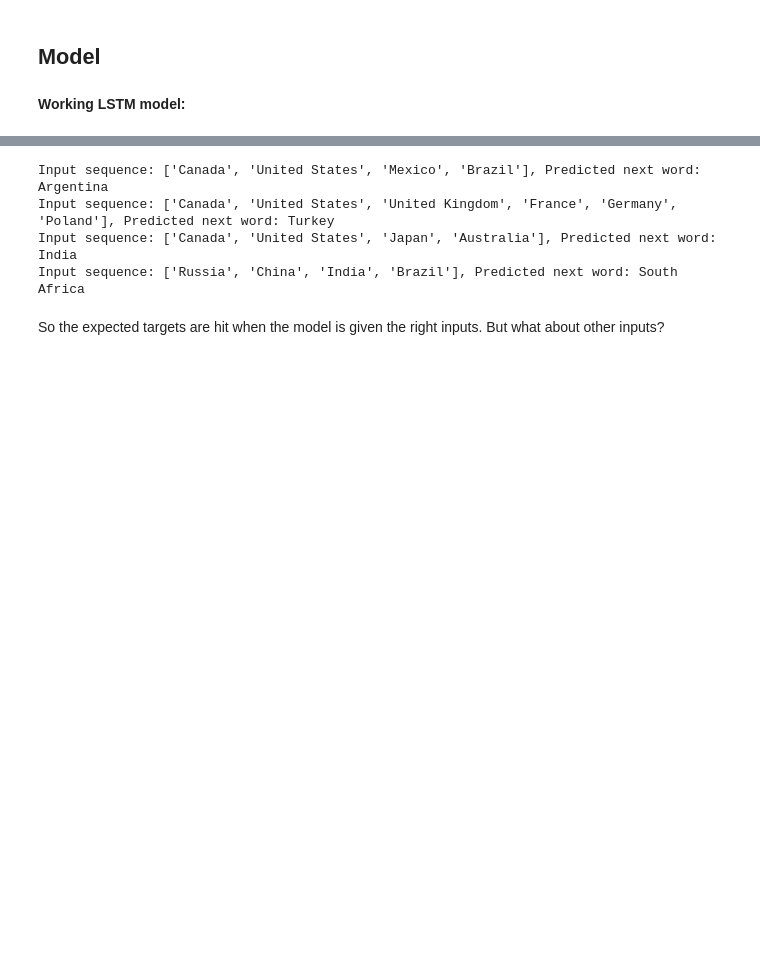
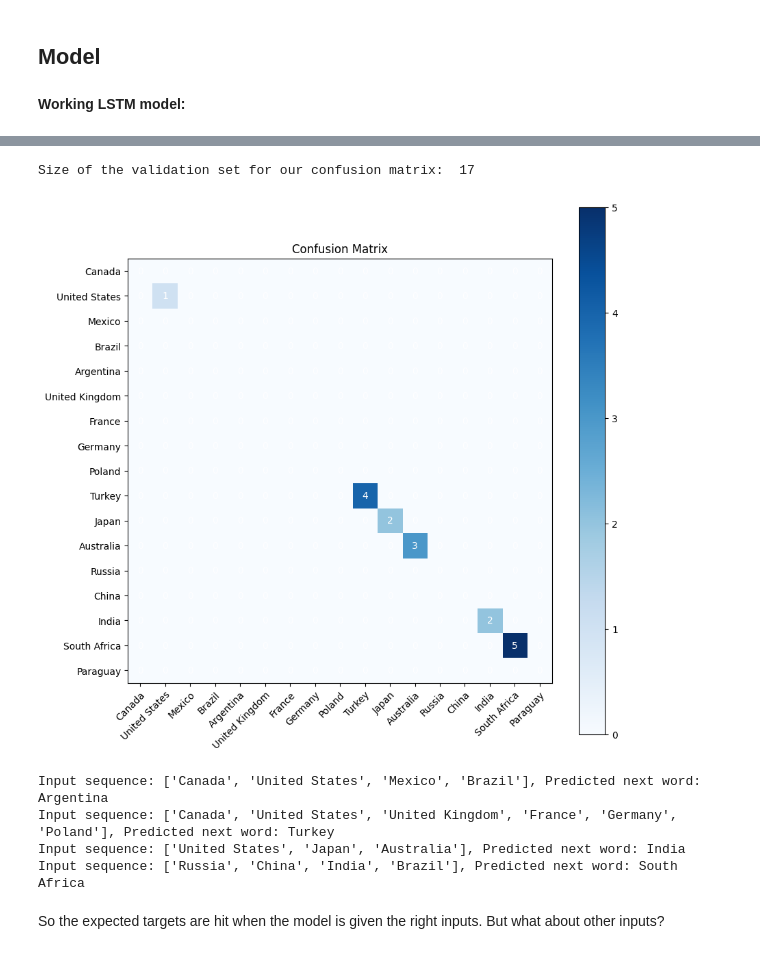
Before and after one commit to UMD-ARLIS/incubator-flagon-distill, a Jupyter notebook: prototype_1/Log Data Extraction Example.ipynb, the cells around one changed output, grey strips where cells are left out. Drawn from its saved outputs; the diff is of its cells as text; code cells hidden in the pictures; blank space fills up the shorter version.

```diff
--- a/prototype_1/Log Data Extraction Example.ipynb
+++ b/prototype_1/Log Data Extraction Example.ipynb
@@ -352,6 +353,8 @@ data_subsets = [data_tups[i:i+subset_size] for i in range(0, len(data_tups), sub
 
 best_loss = float(sys.maxsize)
 best_lstm = LSTM(input_size=len(vocab), hidden_size=17, output_size=len(vocab))
+best_val_fold = []
+best_train_fold = []
 # Train and validate model on each subset
 for fold in range(k):
     # Define the model
@@ -376,7 +379,7 @@ for fold in range(k):
             optimizer.step()
 
         if epoch % 100 == 0:
-            print(f"Fold {fold}, Epoch {epoch}, Training Loss: {loss.item()}")
+            print(f"Fold {fold+1}, Epoch {epoch}, Training Loss: {loss.item()}")
 
     # Evaluate the model on the validation data
     val_loss = 0
@@ -388,9 +391,14 @@ for fold in range(k):
             target_idx = torch.tensor([word2idx[t]], dtype=torch.long)
             loss = loss_fn(predicted_idx, target_idx)
             val_loss += loss.item()
+
     val_loss /= len(val_data)
     if val_loss < best_loss:
+        best_loss = val_loss
         best_lstm = lstm
+        best_val_fold = val_data
+        best_train_fold = train_data
+
     print(f"Fold {fold+1}, Validation Loss: {val_loss}")
     print()
 
@@ -416,13 +424,68 @@ Fold 5, Validation Loss: 0.006614103667104968
+# %%
+import torch
+
+best_lstm = torch.load('model.pth')
+
+print("Size of the validation set for our confusion matrix: ", len(best_val_fold))
+# %% [output]
+Size of the validation set for our confusion matrix:  17
+# %%
+# Create the confusion matrix
+from sklearn.metrics import confusion_matrix
+import numpy as np
+import matplotlib.pyplot as plt
+import numpy as np
+
+# Set the model to evaluation mode
+best_lstm.eval()
+
+# Create variables to store predictions and ground truth labels
+predictions = []
+labels = []
+# Loop through the test dataset and make predictions
+for i, t in best_val_fold:
+    output = best_lstm(i)
+    predicted_idx = torch.argmax(output[-1]).item()
+    predicted_label = idx2word[predicted_idx]
+    label = t
+    predictions.append(predicted_label)
+    labels.append(label)
+
+conf_mat = confusion_matrix(labels, predictions, labels=vocab)
+# Print the confusion matrix
+# print(np.array2string(conf_mat, separator=', '))
+
+fig, ax = plt.subplots(figsize=(10,10))
+im = ax.imshow(conf_mat, cmap='Blues')
+
+# Set ticks for x and y axis
+ax.set_xticks(np.arange(len(vocab)))
+ax.set_yticks(np.arange(len(vocab)))
+
+# Set labels for x and y axis
+ax.set_xticklabels(vocab)
+ax.set_yticklabels(vocab)
+
+# Rotate the x-axis labels for better readability
+plt.setp(ax.get_xticklabels(), rotation=45, ha="right", rotation_mode="anchor")
+
+# Loop over the data and create annotations for each cell
+for i in range(len(vocab)):
+    for j in range(len(vocab)):
+        text = ax.text(j, i, conf_mat[i, j], ha="center", va="center", color="w")
+
+# Set title and colorbar
+ax.set_title("Confusion Matrix")
+fig.colorbar(im)
+plt.show()
+# %% [output]
+[figure, added]
 # %%
-import torch
-
-best_lstm = torch.load('model.pth')
-
 # Test the model on a new input sequence
 # inputs = df['inputs'].tolist() # A list of inputs. Example: [['United States', 'Japan', 'Australia'], ['Canada', 'United States', 'Mexico', 'Brazil'],  ['Canada', 'United States', 'United Kingdom', 'France', 'Germany', 'Poland'], ['Russia', 'China', 'India', 'Brazil'], and so on...]
 # targets = df['targets'].tolist() # A list of targets for each input. Example: ['India', 'Argentina', 'Turkey', 'South Africa', and so on...]
 
-input_seqs = [['Canada', 'United States', 'Mexico', 'Brazil'], ['Canada', 'United States', 'United Kingdom', 'France', 'Germany', 'Poland'], ['Canada', 'United States', 'Japan', 'Australia'], ['Russia', 'China', 'India', 'Brazil']]
+input_seqs = [['Canada', 'United States', 'Mexico', 'Brazil'], ['Canada', 'United States', 'United Kingdom', 'France', 'Germany', 'Poland'], ['United States', 'Japan', 'Australia'], ['Russia', 'China', 'India', 'Brazil']]
 for i in input_seqs:
     output = best_lstm(i)
     predicted_idx = torch.argmax(output[-1]).item()
@@ -431,7 +494,7 @@ for i in input_seqs:
 # %% [output]
 Input sequence: ['Canada', 'United States', 'Mexico', 'Brazil'], Predicted next word: Argentina
 Input sequence: ['Canada', 'United States', 'United Kingdom', 'France', 'Germany', 'Poland'], Predicted next word: Turkey
-Input sequence: ['Canada', 'United States', 'Japan', 'Australia'], Predicted next word: India
+Input sequence: ['United States', 'Japan', 'Australia'], Predicted next word: India
 Input sequence: ['Russia', 'China', 'India', 'Brazil'], Predicted next word: South Africa
 # %% [markdown]
 So the expected targets are hit when the model is given the right inputs. But what about other inputs?
```
Also changed, not shown: parts of 4 cells of this notebook, 1 other file.
